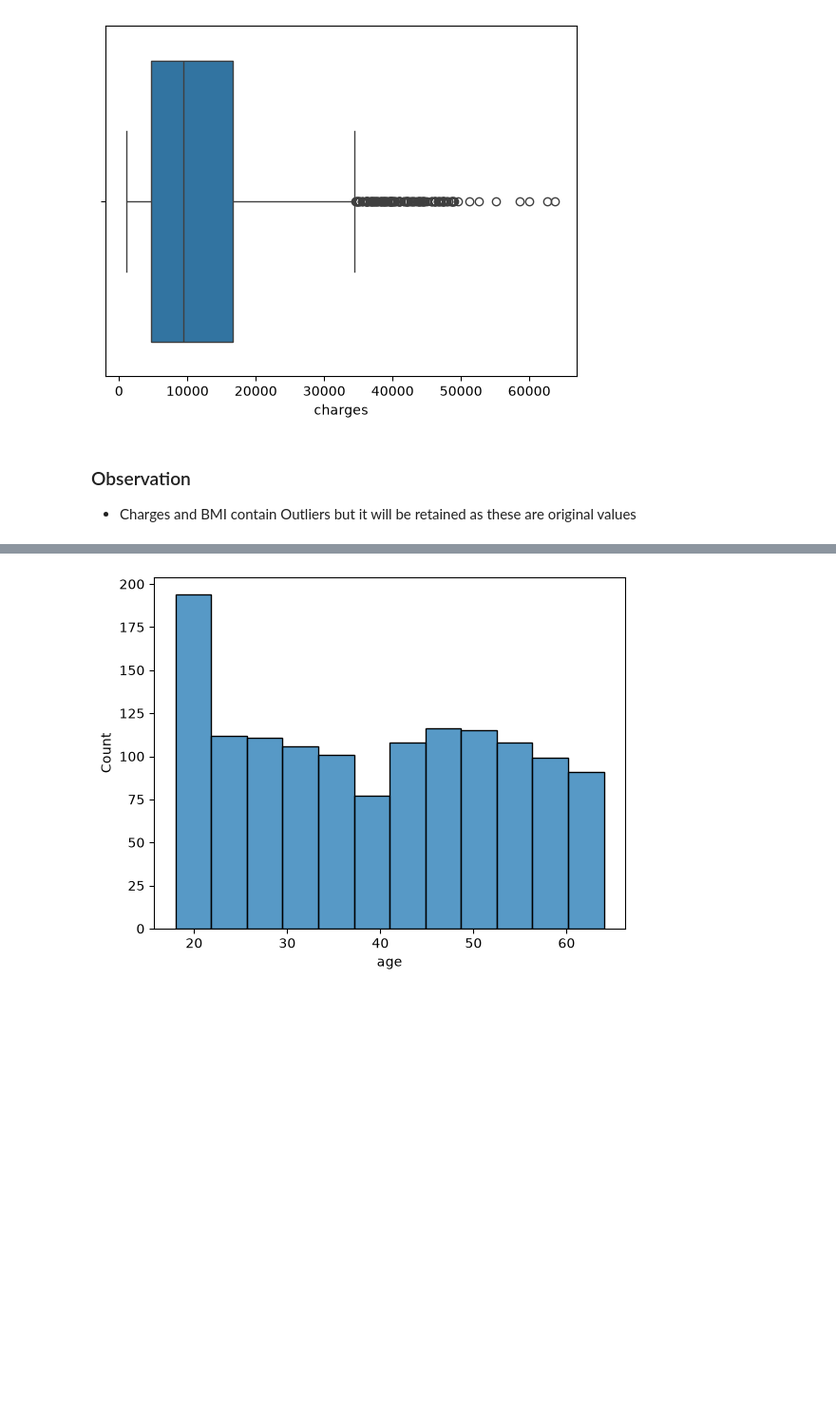
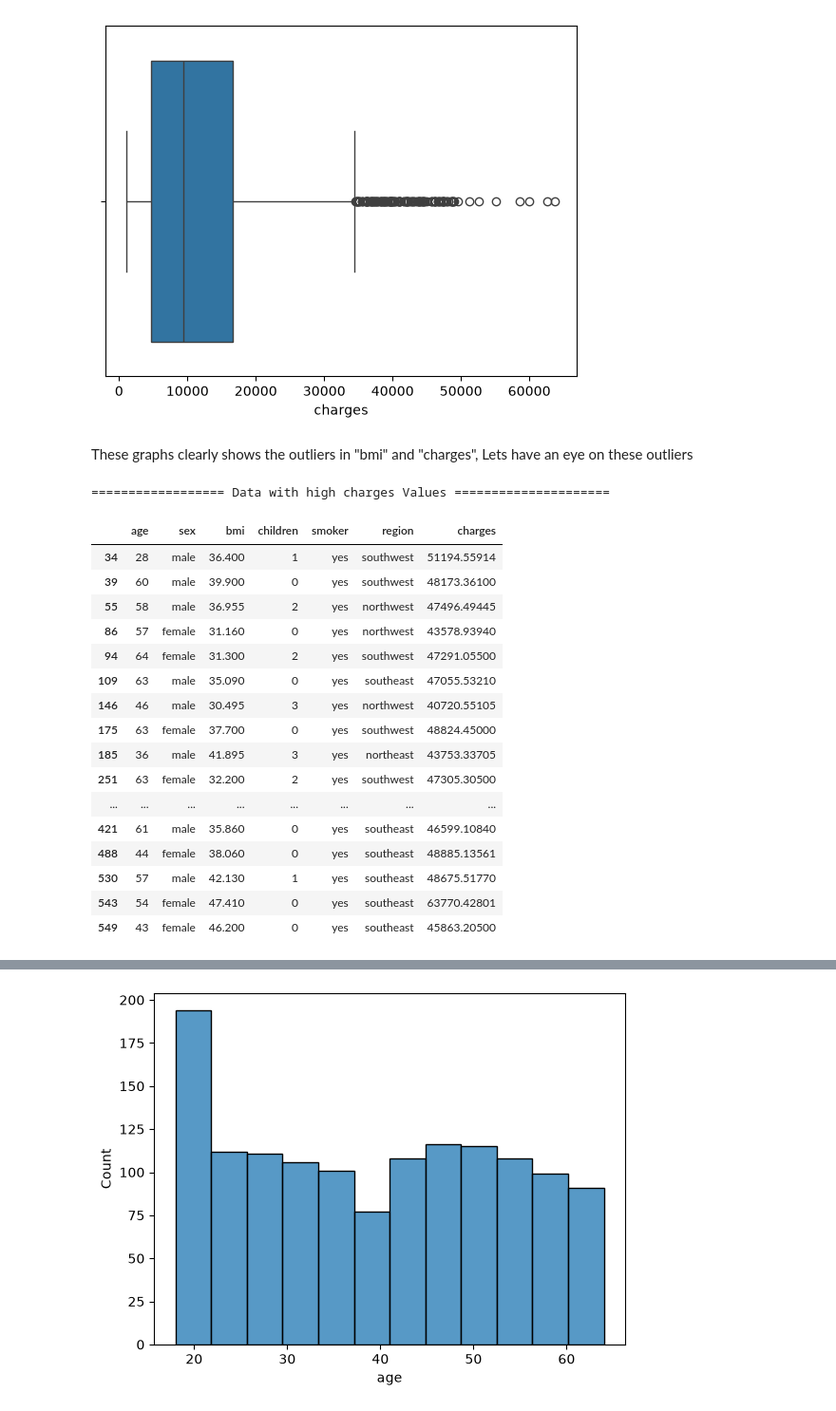
Before and after one commit to hajrawaheed-au/Medical_cost_insurance_prediction, a Jupyter notebook: notebooks/eda.ipynb, the cells around one changed output, grey strips where cells are left out. Shown at 95% size. Drawn from its saved outputs; the diff is of its cells as text; code cells hidden in the pictures; blank space fills up the shorter version.

```diff
--- a/notebooks/eda.ipynb
+++ b/notebooks/eda.ipynb
@@ -93,6 +107,27 @@ for col in numeric_cols:
 [figure]
 [figure]
 [figure]
-# %% [markdown]
-### Observation
-- Charges and BMI contain Outliers but it will be retained as these are original values
+# %% [markdown]
+These graphs clearly shows the outliers in "bmi" and "charges", Lets have an eye on these outliers
+# %%
+print("================== Data with high charges Values =====================")
+df[df["charges"]>40000].head(30)
+# %% [output]
+================== Data with high charges Values =====================
+|  | age | sex | bmi | children | smoker | region | charges |
+| 34 | 28 | male | 36.400 | 1 | yes | southwest | 51194.55914 |
+| 39 | 60 | male | 39.900 | 0 | yes | southwest | 48173.36100 |
+| 55 | 58 | male | 36.955 | 2 | yes | northwest | 47496.49445 |
+| 86 | 57 | female | 31.160 | 0 | yes | northwest | 43578.93940 |
+| 94 | 64 | female | 31.300 | 2 | yes | southwest | 47291.05500 |
+| 109 | 63 | male | 35.090 | 0 | yes | southeast | 47055.53210 |
+| 146 | 46 | male | 30.495 | 3 | yes | northwest | 40720.55105 |
+| 175 | 63 | female | 37.700 | 0 | yes | southwest | 48824.45000 |
+| 185 | 36 | male | 41.895 | 3 | yes | northeast | 43753.33705 |
+| 251 | 63 | female | 32.200 | 2 | yes | southwest | 47305.30500 |
+| ... | ... | ... | ... | ... | ... | ... | ... |
+| 421 | 61 | male | 35.860 | 0 | yes | southeast | 46599.10840 |
+| 488 | 44 | female | 38.060 | 0 | yes | southeast | 48885.13561 |
+| 530 | 57 | male | 42.130 | 1 | yes | southeast | 48675.51770 |
+| 543 | 54 | female | 47.410 | 0 | yes | southeast | 63770.42801 |
+| 549 | 43 | female | 46.200 | 0 | yes | southeast | 45863.20500 |
```
Also changed, not shown: parts of 21 cells of this notebook, 2 other files.
